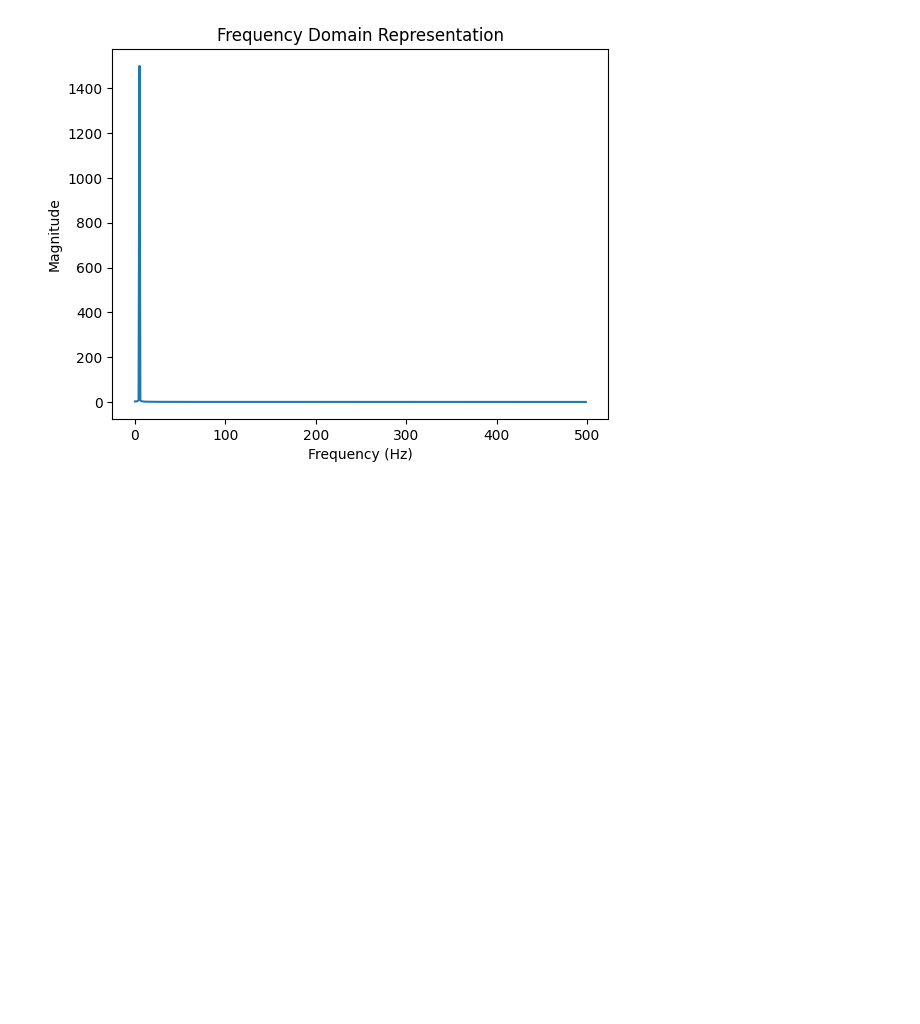
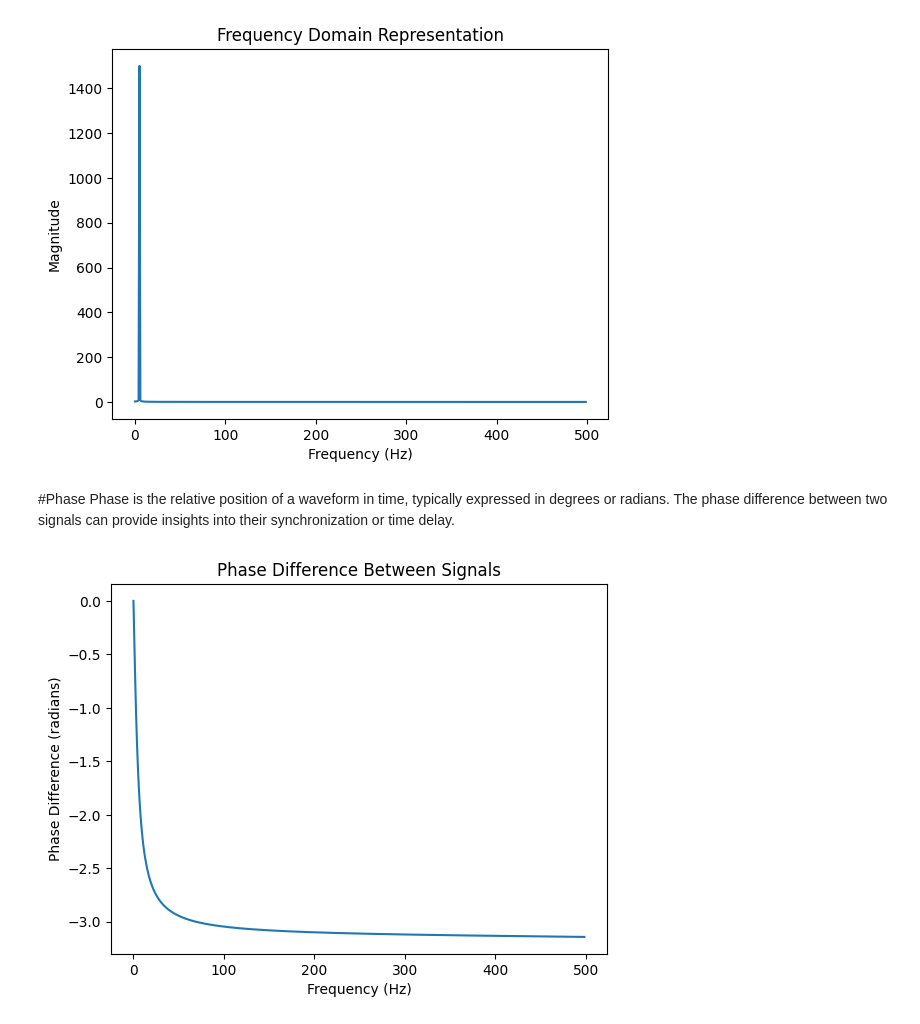
Before and after one commit to vinkrishna/ExpandingSenses, a Jupyter notebook: Chapter3.ipynb, the cells around one changed output. Cells and saved outputs as stored; diff of their text form; code cells hidden in the pictures; blank space fills up the shorter version.

```diff
--- a/Chapter3.ipynb
+++ b/Chapter3.ipynb
@@ -57,3 +57,25 @@ plt.title('Frequency Domain Representation')
 plt.show()
 # %% [output]
 [figure]
+# %% [markdown]
+#Phase
+Phase is the relative position of a waveform in time, typically expressed in degrees or radians. The phase difference between two signals can provide insights into their synchronization or time delay.
+# %%
+# Generate a second sinusoidal signal with a different phase
+phi2 = 3 * np.pi / 4
+signal2 = A * np.sin(2 * np.pi * f * t + phi2)
+
+# Calculate the cross-spectrum between the two signals
+cross_spectrum = np.fft.fft(signal) * np.conj(np.fft.fft(signal2))
+
+# Calculate the phase difference between the signals
+phase_diff = np.angle(cross_spectrum)
+
+# Plot the phase difference
+plt.plot(freqs[:len(freqs)//2], phase_diff[:len(phase_diff)//2])
+plt.xlabel('Frequency (Hz)')
+plt.ylabel('Phase Difference (radians)')
+plt.title('Phase Difference Between Signals')
+plt.show()
+# %% [output]
+[figure, added]
```
Also changed, not shown: parts of 6 cells of this notebook.
